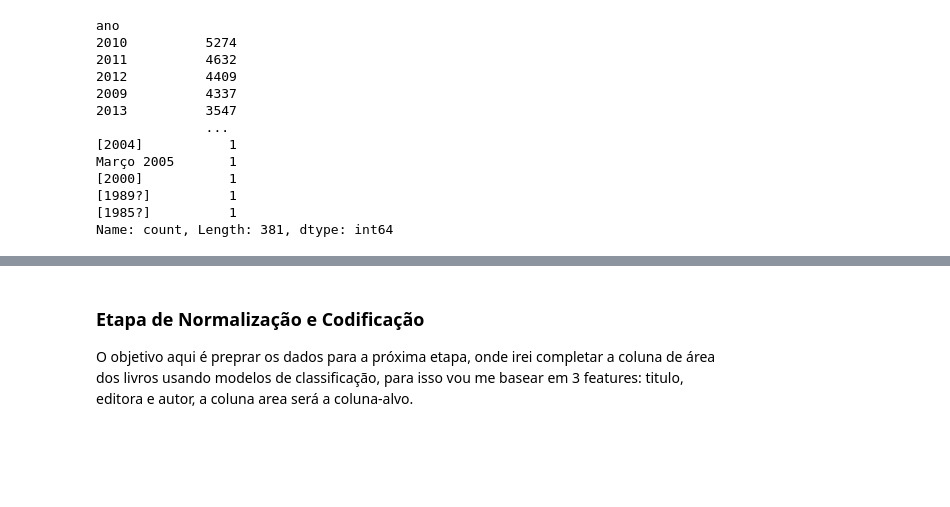
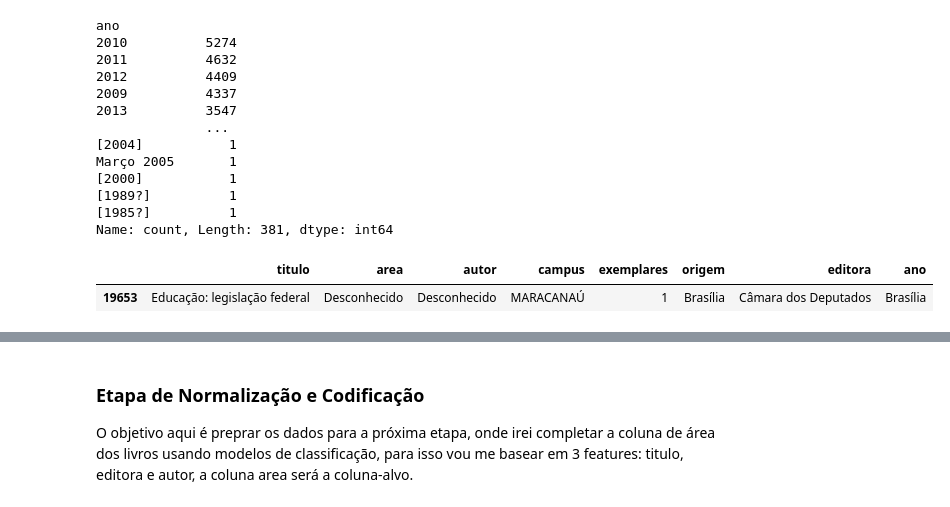
Before and after one commit to vlimax/Rede-Bibliotecas-IFCE, a Jupyter notebook: Exploração de Dados.ipynb, the cells around one changed output, grey strips where cells are left out. Cells and saved outputs as stored; diff of their text form; code cells hidden in the pictures; blank space fills up the shorter version.

```diff
--- a/Exploração de Dados.ipynb
+++ b/Exploração de Dados.ipynb
@@ -205,3 +205,8 @@ Março 2005       1
 [1989?]          1
 [1985?]          1
 Name: count, Length: 381, dtype: int64
+# %%
+df_clean[df_clean['ano']=='Brasília']
+# %% [output]
+|  | titulo | area | autor | campus | exemplares | origem | editora | ano |
+| 19653 | Educação: legislação federal | Desconhecido | Desconhecido | MARACANAÚ | 1 | Brasília | Câmara dos Deputados | Brasília |
```
Also changed, not shown: parts of 10 cells of this notebook.
